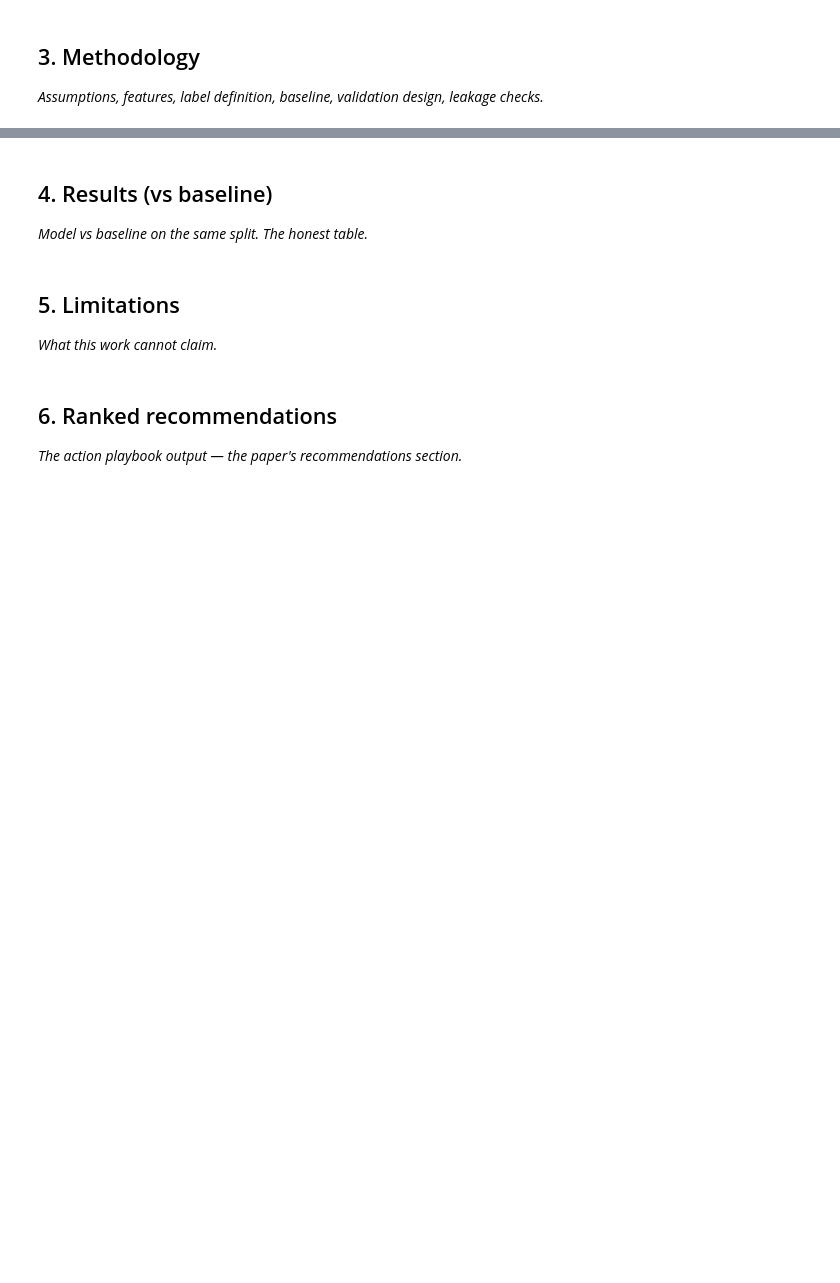
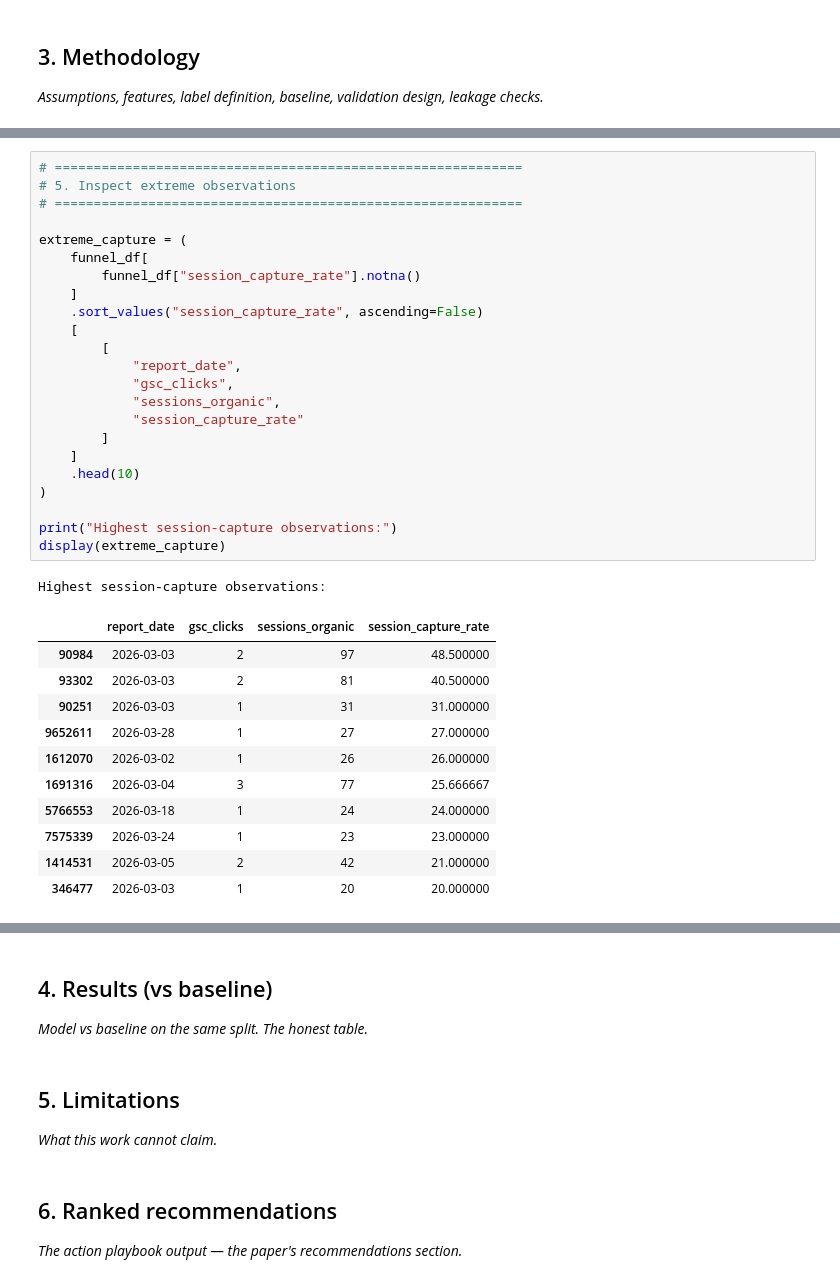
Before and after one commit to itsayeshaqamar/flyrank-mlinternship-ayesha, a Jupyter notebook: work/notebooks/capstone.ipynb, the cells around one changed output, grey strips where cells are left out. Cells and saved outputs as stored; diff of their text form; blank space fills up the shorter version.

```diff
--- a/work/notebooks/capstone.ipynb
+++ b/work/notebooks/capstone.ipynb
@@ -20,0 +800,36 @@ This skeleton is yours to fill. Work the sections **in order** — each one has
+# %%
+# ============================================================
+# 5. Inspect extreme observations
+# ============================================================
+
+extreme_capture = (
+    funnel_df[
+        funnel_df["session_capture_rate"].notna()
+    ]
+    .sort_values("session_capture_rate", ascending=False)
+    [
+        [
+            "report_date",
+            "gsc_clicks",
+            "sessions_organic",
+            "session_capture_rate"
+        ]
+    ]
+    .head(10)
+)
+
+print("Highest session-capture observations:")
+display(extreme_capture)
+# %% [output]
+Highest session-capture observations:
+|  | report_date | gsc_clicks | sessions_organic | session_capture_rate |
+| 90984 | 2026-03-03 | 2 | 97 | 48.500000 |
+| 93302 | 2026-03-03 | 2 | 81 | 40.500000 |
+| 90251 | 2026-03-03 | 1 | 31 | 31.000000 |
+| 9652611 | 2026-03-28 | 1 | 27 | 27.000000 |
+| 1612070 | 2026-03-02 | 1 | 26 | 26.000000 |
+| 1691316 | 2026-03-04 | 3 | 77 | 25.666667 |
+| 5766553 | 2026-03-18 | 1 | 24 | 24.000000 |
+| 7575339 | 2026-03-24 | 1 | 23 | 23.000000 |
+| 1414531 | 2026-03-05 | 2 | 42 | 21.000000 |
+| 346477 | 2026-03-03 | 1 | 20 | 20.000000 |
```
Also changed, not shown: parts of 43 cells of this notebook.
